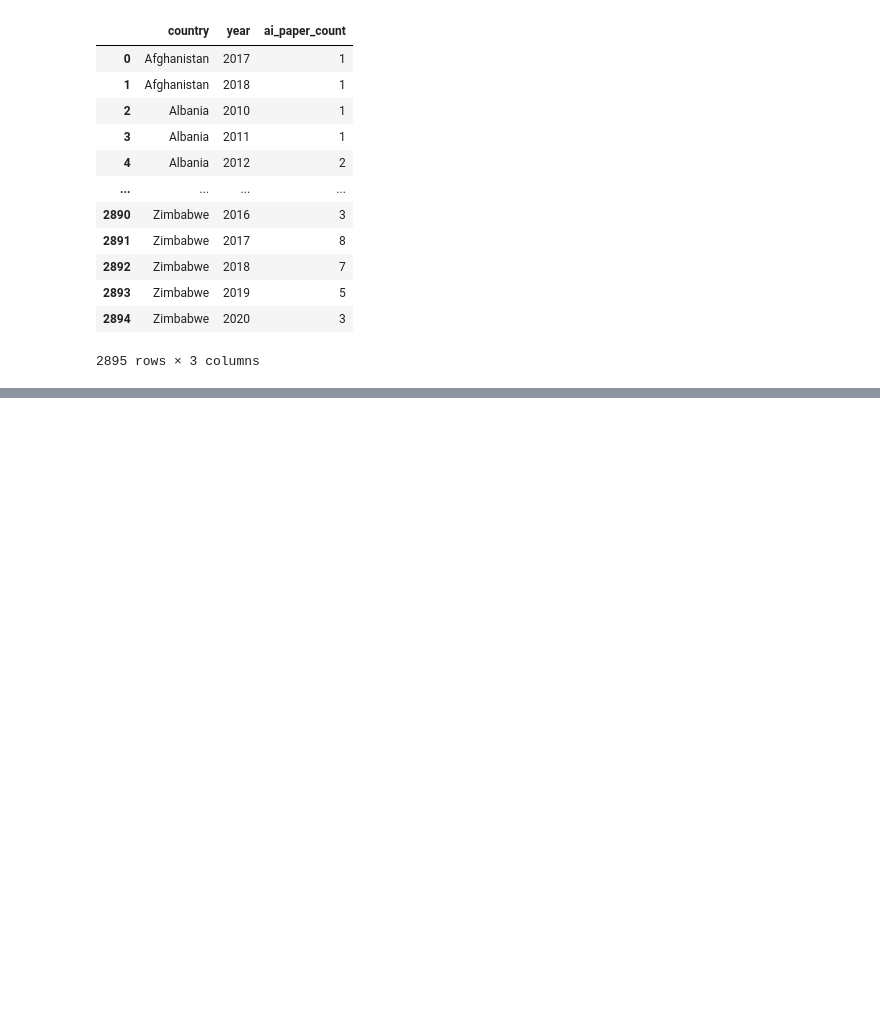
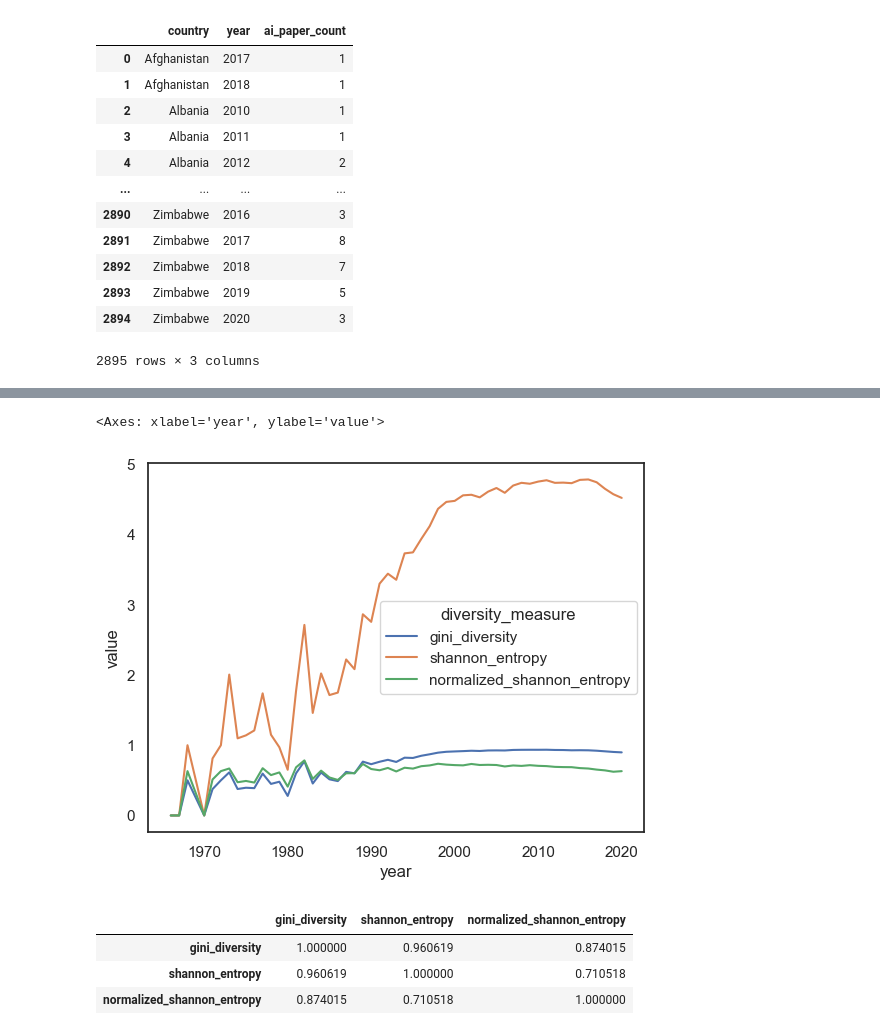
Before and after one commit to jieshu-wang-SBU/EST389_371_2026_spring, a Jupyter notebook: lectures/09-advanced_data_operations/09-05_Common_analytical_features.ipynb, the cells around one changed output, grey strips where cells are left out. Cells and saved outputs as stored; diff of their text form; code cells hidden in the pictures; blank space fills up the shorter version.

Commit message:
similarity measures

```diff
--- a/lectures/09-advanced_data_operations/09-05_Common_analytical_features.ipynb
+++ b/lectures/09-advanced_data_operations/09-05_Common_analytical_features.ipynb
@@ -390,0 +509,9 @@ df
+# %%
+import pandas as pd
+import numpy as np
+import seaborn as sns
+import matplotlib.pyplot as plt
+
+df = pd.read_csv("./data/ai_paper_per_county_data.csv")
+
+df
@@ -390,0 +532,9 @@ df
+# %%
+diversity_df = df.groupby("year", as_index=False).agg(
+    country_count=('country', 'count'),
+    gini_diversity=("ai_paper_count", lambda x: 1-((x/x.sum())**2).sum()),
+    shannon_entropy=("ai_paper_count", lambda x: -((x/x.sum())*(np.log2(x/x.sum()))).sum()),
+    normalized_shannon_entropy=("ai_paper_count", lambda x: -((x/x.sum())*(np.log2(x/x.sum()))).sum()/np.log2(len(x)+1))
+)
+
+diversity_df
@@ -390,0 +559,14 @@ df
+# %%
+sns.lineplot(data=diversity_df.melt(id_vars='year', value_vars=['gini_diversity', 'shannon_entropy', 'normalized_shannon_entropy'], var_name=(var_name:='diversity_measure')), hue=var_name, x='year', y='value')
+# %% [output]
+<Axes: xlabel='year', ylabel='value'>
+[figure, added]
+# %%
+# Check whether Gini index and Shannon entropy correlate
+
+diversity_df[['gini_diversity', 'shannon_entropy', 'normalized_shannon_entropy']].corr()
+# %% [output]
+|  | gini_diversity | shannon_entropy | normalized_shannon_entropy |
+| gini_diversity | 1.000000 | 0.960619 | 0.874015 |
+| shannon_entropy | 0.960619 | 1.000000 | 0.710518 |
+| normalized_shannon_entropy | 0.874015 | 0.710518 | 1.000000 |
```
Also changed, not shown: parts of 27 cells of this notebook.
